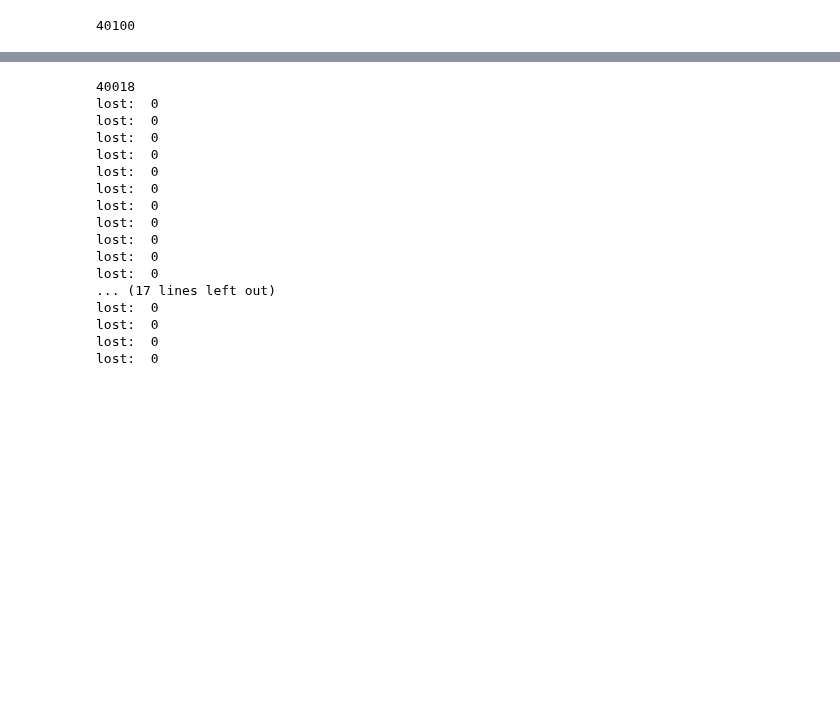
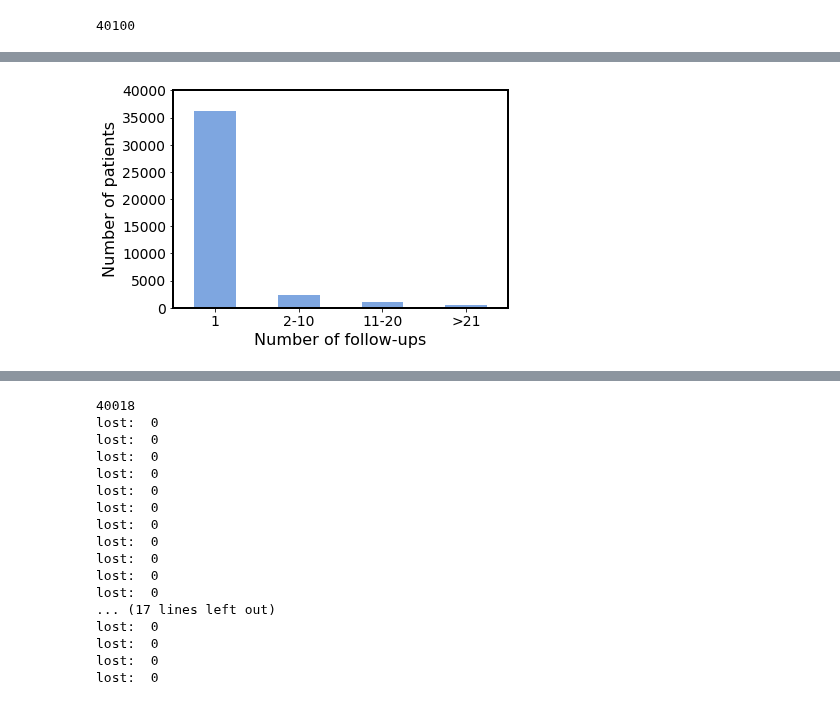
Before and after one commit to dkaizhang/federated-survival, a Jupyter notebook: preprocess.ipynb, the cells around one changed output, grey strips where cells are left out. Saved outputs shown, nothing was run; the diff lists cells and outputs as text; code cells hidden in the pictures; blank space fills up the shorter version.

```diff
--- a/preprocess.ipynb
+++ b/preprocess.ipynb
@@ -144,0 +147,18 @@ df.head()
+# %%
+patient_count = df.groupby('PATIENTID').size().value_counts(bins=[0,1,10,20,60])
+# patient_count = df.groupby('PATIENTID').size().value_counts(bins=[0,1,5,10,15,20,25,30,35,40,45,50,55])
+ax = patient_count.plot(kind='bar', color='#7EA6E0')
+for axis in ['top','bottom','left','right']:
+  ax.spines[axis].set_linewidth(2)
+ax.set_ylim(0,40000)
+ax.set_yticklabels(labels=[5000*i for i in range(11)],fontsize=14)
+ax.set_ylabel('Number of patients', fontsize=16)
+
+# print(np.arange(0,70,5))
+ax.set_xticklabels(['1','2-10','11-20','>21'], fontsize=14, rotation=0)
+# ax.set_xticklabels(['1','2-5','6-10','11-15','16-20','21-25','26-30','31-35','36-40','41-45','46-50','51-55'])
+ax.set_xlabel('Number of follow-ups', fontsize=16)
+fig = ax.get_figure()
+fig.savefig('followups.eps', format='eps', bbox_inches='tight')
+# %% [output]
+[figure, added]
```
Also changed, not shown: parts of 8 cells of this notebook, 2 other files.
